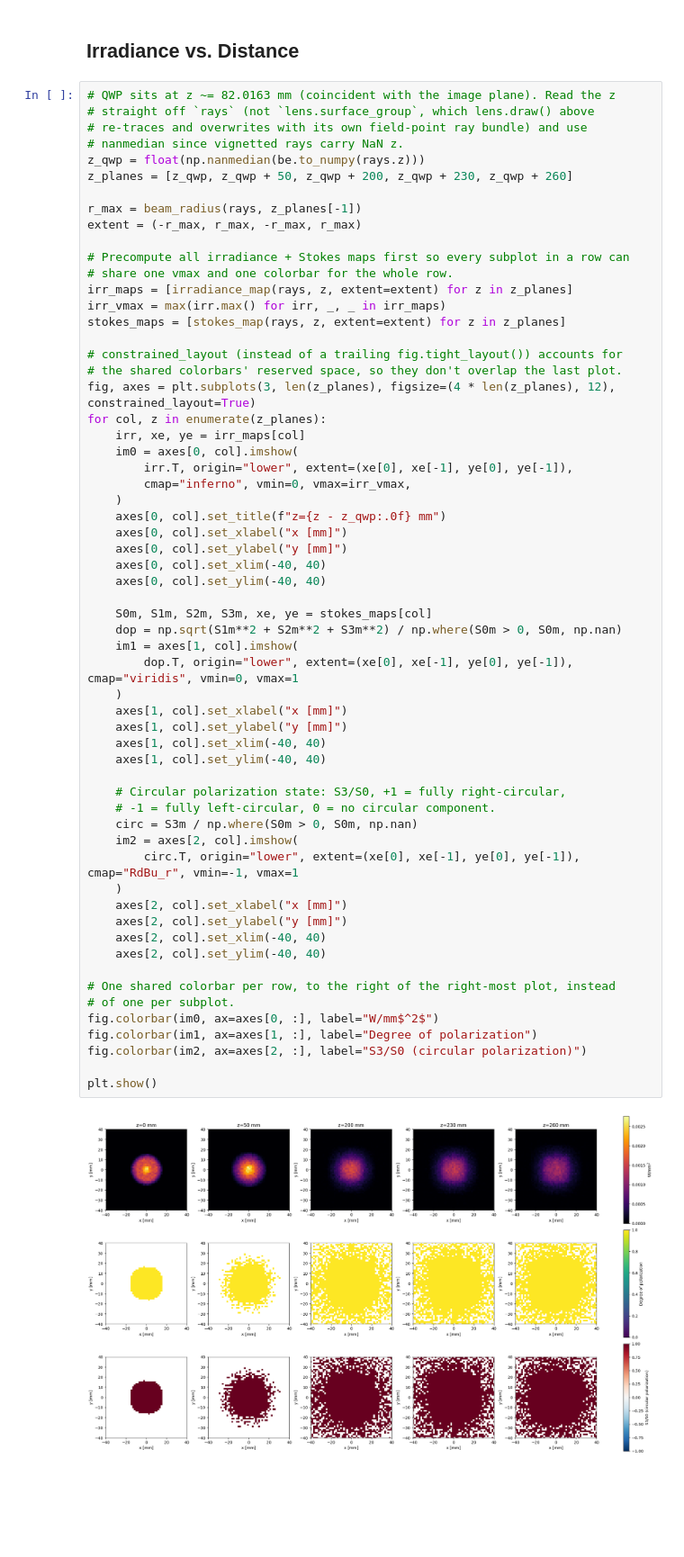
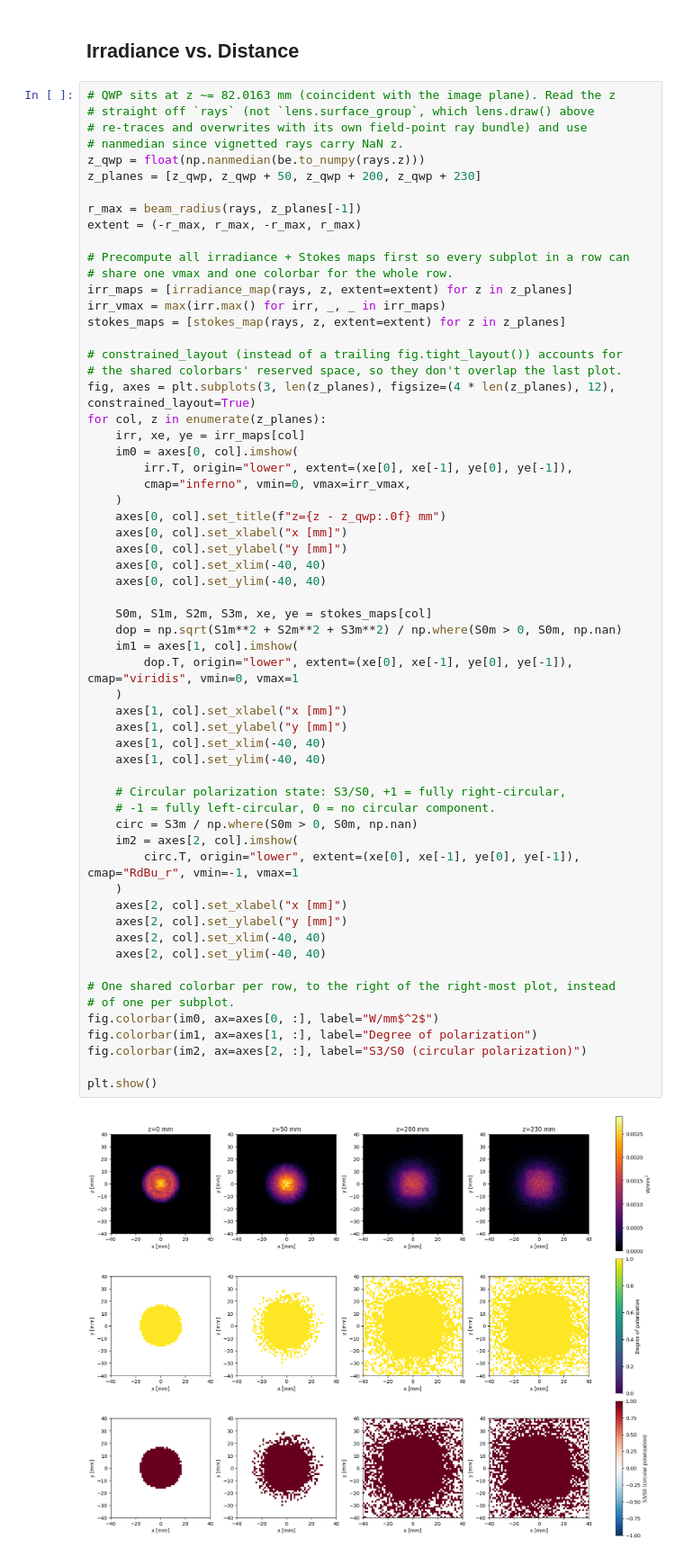
Before and after one commit to kmdouglass/polarized-led-illuminator, a Jupyter notebook: content/ray_tracing.ipynb, the cells around one changed output. Shown at 90% size. Cells and saved outputs as stored; diff of their text form; blank space fills up the shorter version.

```diff
--- a/content/ray_tracing.ipynb
+++ b/content/ray_tracing.ipynb
@@ -92,7 +92,7 @@ for k in idx:
 # re-traces and overwrites with its own field-point ray bundle) and use
 # nanmedian since vignetted rays carry NaN z.
 z_qwp = float(np.nanmedian(be.to_numpy(rays.z)))
-z_planes = [z_qwp, z_qwp + 50, z_qwp + 200, z_qwp + 230, z_qwp + 260]
+z_planes = [z_qwp, z_qwp + 50, z_qwp + 200, z_qwp + 230]
 
 r_max = beam_radius(rays, z_planes[-1])
 extent = (-r_max, r_max, -r_max, r_max)
@@ -120,34 +120,34 @@ for col, z in enumerate(z_planes):
 
     S0m, S1m, S2m, S3m, xe, ye = stokes_maps[col]
     dop = np.sqrt(S1m**2 + S2m**2 + S3m**2) / np.where(S0m > 0, S0m, np.nan)
     im1 = axes[1, col].imshow(
         dop.T, origin="lower", extent=(xe[0], xe[-1], ye[0], ye[-1]), cmap="viridis", vmin=0, vmax=1
     )
     axes[1, col].set_xlabel("x [mm]")
     axes[1, col].set_ylabel("y [mm]")
     axes[1, col].set_xlim(-40, 40)
     axes[1, col].set_ylim(-40, 40)
 
     # Circular polarization state: S3/S0, +1 = fully right-circular,
     # -1 = fully left-circular, 0 = no circular component.
     circ = S3m / np.where(S0m > 0, S0m, np.nan)
     im2 = axes[2, col].imshow(
         circ.T, origin="lower", extent=(xe[0], xe[-1], ye[0], ye[-1]), cmap="RdBu_r", vmin=-1, vmax=1
     )
     axes[2, col].set_xlabel("x [mm]")
     axes[2, col].set_ylabel("y [mm]")
     axes[2, col].set_xlim(-40, 40)
     axes[2, col].set_ylim(-40, 40)
 
 # One shared colorbar per row, to the right of the right-most plot, instead
 # of one per subplot.
 fig.colorbar(im0, ax=axes[0, :], label="W/mm$^2$")
 fig.colorbar(im1, ax=axes[1, :], label="Degree of polarization")
 fig.colorbar(im2, ax=axes[2, :], label="S3/S0 (circular polarization)")
 
 plt.show()
 # %% [output]
-[figure, old version]
+[figure, new version]
 # %%
 print("Average degree of polarization:", np.mean(dop[~np.isnan(dop)]))
 print("Average circular polarization:", np.mean(circ[~np.isnan(circ)]))
```
Also changed, not shown: parts of 8 cells of this notebook.
